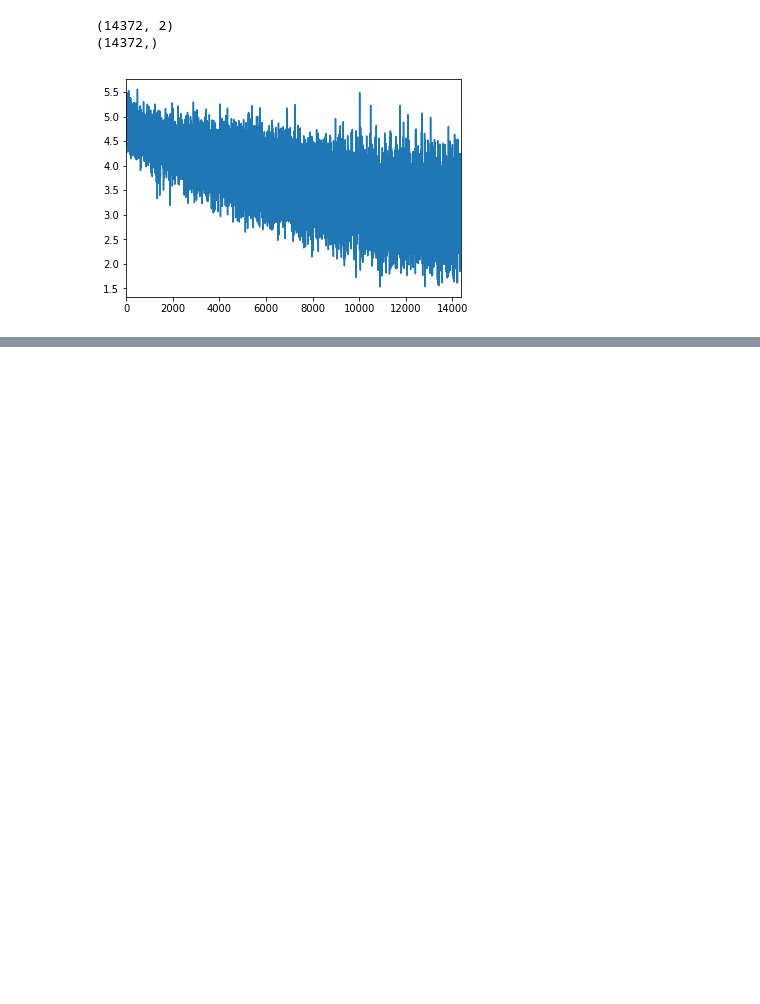
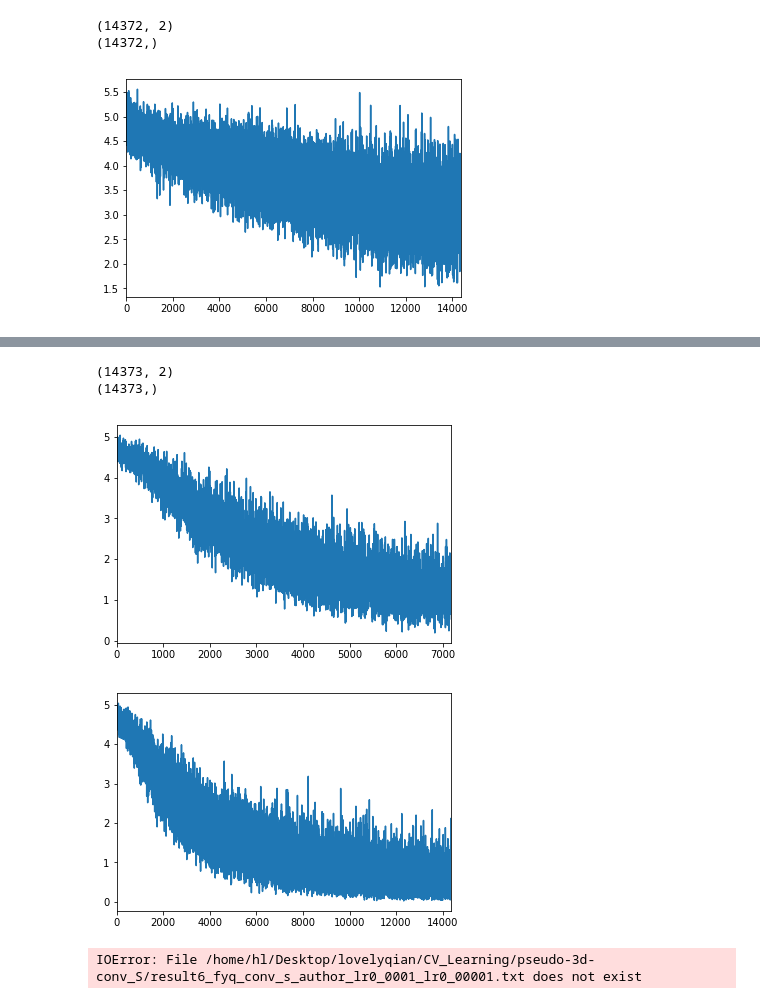
Before and after one commit to Ivyxixi/pseudo-3d-conv_S, a Jupyter notebook: test_fyq.ipynb, the cells around one changed output, grey strips where cells are left out. Cells and saved outputs as stored; diff of their text form; code cells hidden in the pictures; blank space fills up the shorter version.

```diff
--- a/test_fyq.ipynb
+++ b/test_fyq.ipynb
@@ -158,0 +181,37 @@ plt.show()
+# %%
+import pandas as pd
+import numpy as np
+import matplotlib.pyplot as plt
+
+data=pd.read_csv('/home/hl/Desktop/lovelyqian/CV_Learning/pseudo-3d-conv_S/result5_conv_s_author_lr0_0001.txt',delimiter=':')
+print (data.shape)
+lossstr=data.iloc[:,1]
+print (lossstr.shape)
+
+s=pd.Series(lossstr[0:7185],index=np.arange(7186))
+s.plot()
+plt.show()
+
+s=pd.Series(lossstr,index=np.arange(lossstr.shape[0]))
+s.plot()
+plt.show()
+# %% [output]
+(14373, 2)
+(14373,)
+[figure, added]
+[figure, added]
+# %%
+import pandas as pd
+import numpy as np
+import matplotlib.pyplot as plt
+
+data=pd.read_csv('/home/hl/Desktop/lovelyqian/CV_Learning/pseudo-3d-conv_S/result6_fyq_conv_s_author_lr0_0001_lr0_00001.txt',delimiter=':')
+print (data.shape)
+lossstr=data.iloc[:,1]
+print (lossstr.shape)
+
+s=pd.Series(lossstr,index=np.arange(lossstr.shape[0]))
+s.plot()
+plt.show()
+# %% [output]
+IOError: File /home/hl/Desktop/lovelyqian/CV_Learning/pseudo-3d-conv_S/result6_fyq_conv_s_author_lr0_0001_lr0_00001.txt does not exist
```
Also changed, not shown: parts of 10 cells of this notebook, 34 other files.
